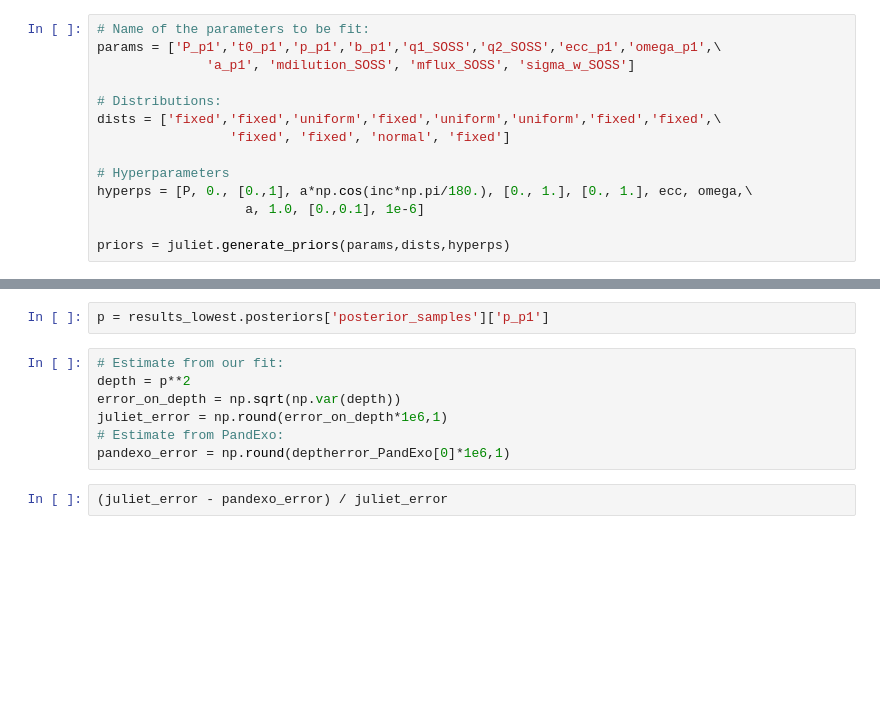
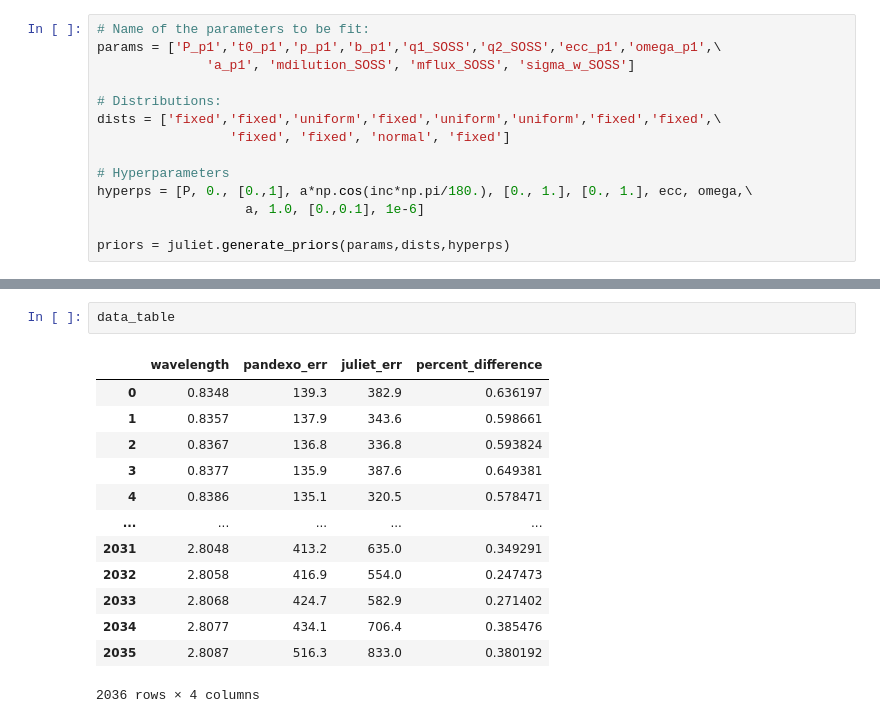
Before and after one commit to nespinoza/PandExoVSjuliet, a Jupyter notebook: II. Fitting All Wavelengths.ipynb, the cells around one changed output, grey strips where cells are left out. Cells and saved outputs as stored; diff of their text form; blank space fills up the shorter version.

```diff
--- a/II. Fitting All Wavelengths.ipynb
+++ b/II. Fitting All Wavelengths.ipynb
@@ -137,11 +170,16 @@ plt.xlim(-0.13,0.13)
-# %%
-p = results_lowest.posteriors['posterior_samples']['p_p1']
-# %%
-# Estimate from our fit:
-depth = p**2
-error_on_depth = np.sqrt(np.var(depth))
-juliet_error = np.round(error_on_depth*1e6,1)
-# Estimate from PandExo:
-pandexo_error = np.round(deptherror_PandExo[0]*1e6,1)
-# %%
-(juliet_error - pandexo_error) / juliet_error
+# %%
+data_table
+# %% [output]
+|  | wavelength | pandexo_err | juliet_err | percent_difference |
+| 0 | 0.8348 | 139.3 | 382.9 | 0.636197 |
+| 1 | 0.8357 | 137.9 | 343.6 | 0.598661 |
+| 2 | 0.8367 | 136.8 | 336.8 | 0.593824 |
+| 3 | 0.8377 | 135.9 | 387.6 | 0.649381 |
+| 4 | 0.8386 | 135.1 | 320.5 | 0.578471 |
+| ... | ... | ... | ... | ... |
+| 2031 | 2.8048 | 413.2 | 635.0 | 0.349291 |
+| 2032 | 2.8058 | 416.9 | 554.0 | 0.247473 |
+| 2033 | 2.8068 | 424.7 | 582.9 | 0.271402 |
+| 2034 | 2.8077 | 434.1 | 706.4 | 0.385476 |
+| 2035 | 2.8087 | 516.3 | 833.0 | 0.380192 |
+2036 rows × 4 columns
```
Also changed, not shown: parts of 17 cells of this notebook.
